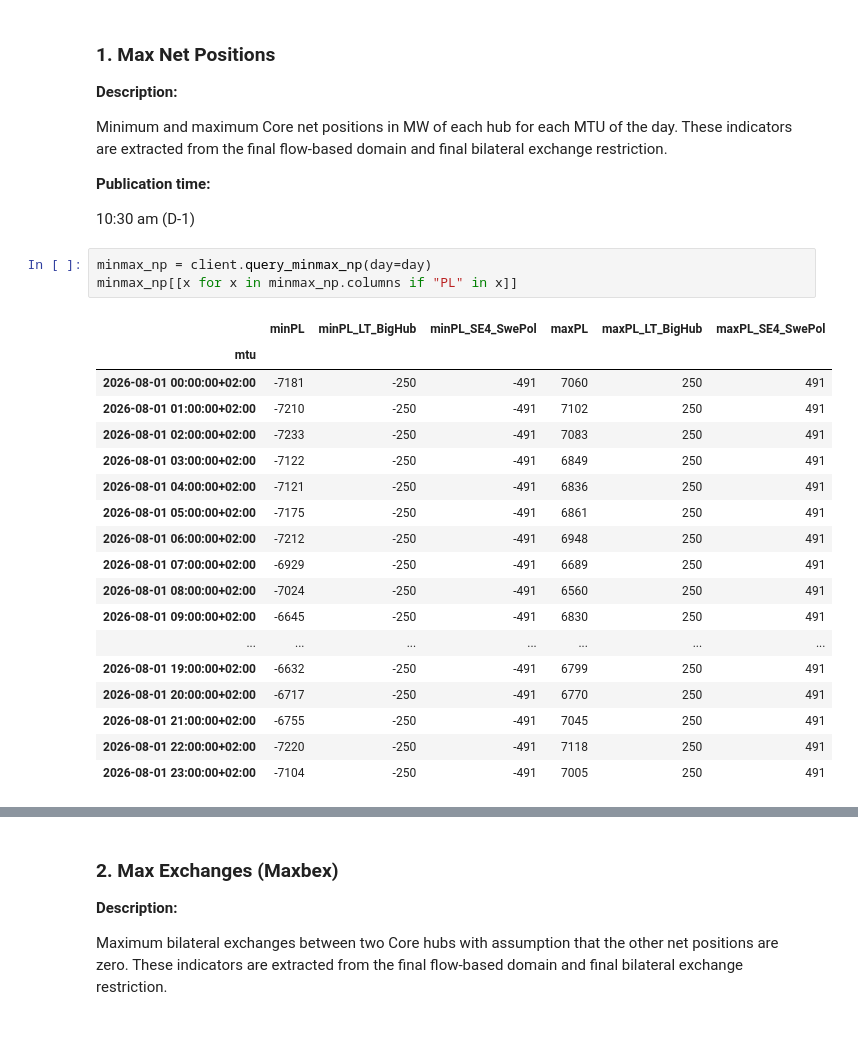
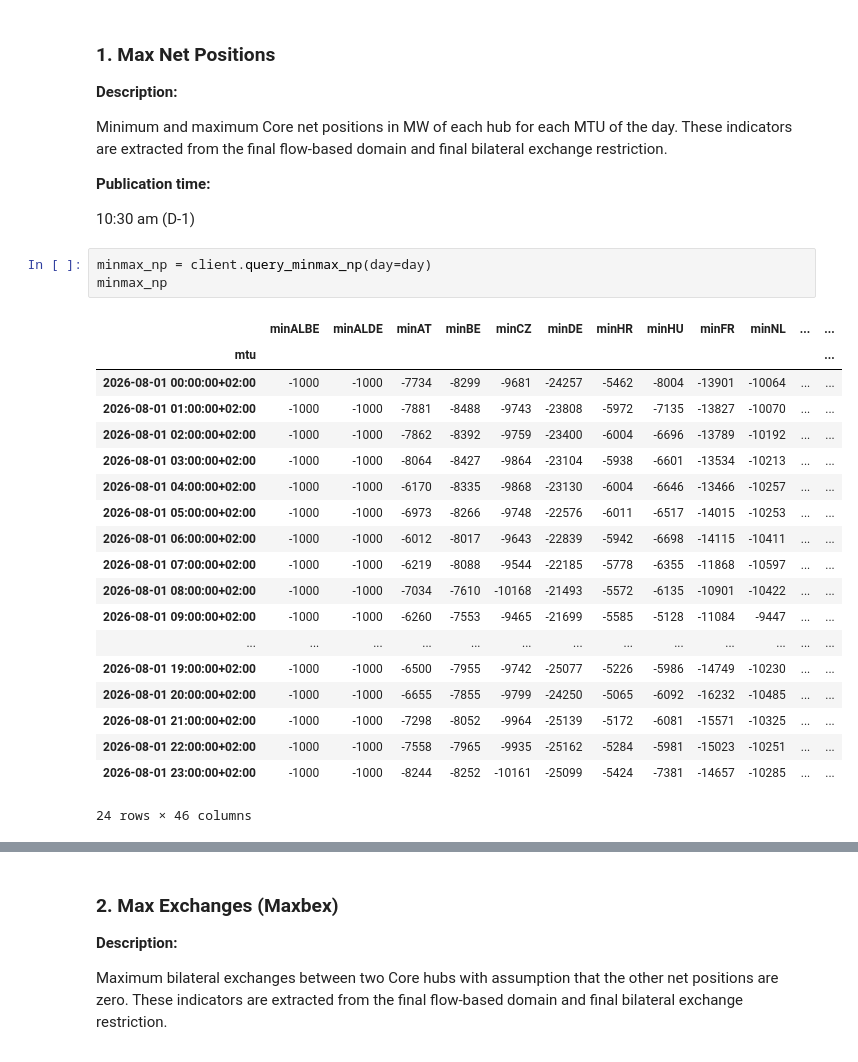
Before and after one commit to mateuszdoktor/day-ahead-electricity-price-forecasting, a Jupyter notebook: notebooks/01_per_source/01_JAO_data_overview.ipynb, the cells around one changed output, grey strips where cells are left out. Drawn from its saved outputs; the diff is of its cells as text.

```diff
--- a/notebooks/01_per_source/01_JAO_data_overview.ipynb
+++ b/notebooks/01_per_source/01_JAO_data_overview.ipynb
@@ -38,23 +38,24 @@ Minimum and maximum Core net positions in MW of each hub for each MTU of the day
 10:30 am (D-1)
 # %%
 minmax_np = client.query_minmax_np(day=day)
-minmax_np[[x for x in minmax_np.columns if "PL" in x]]
+minmax_np
 # %% [output]
-|  | minPL | minPL_LT_BigHub | minPL_SE4_SwePol | maxPL | maxPL_LT_BigHub | maxPL_SE4_SwePol |
-| mtu |  |  |  |  |  |  |
-| 2026-08-01 00:00:00+02:00 | -7181 | -250 | -491 | 7060 | 250 | 491 |
-| 2026-08-01 01:00:00+02:00 | -7210 | -250 | -491 | 7102 | 250 | 491 |
-| 2026-08-01 02:00:00+02:00 | -7233 | -250 | -491 | 7083 | 250 | 491 |
-| 2026-08-01 03:00:00+02:00 | -7122 | -250 | -491 | 6849 | 250 | 491 |
-| 2026-08-01 04:00:00+02:00 | -7121 | -250 | -491 | 6836 | 250 | 491 |
-| 2026-08-01 05:00:00+02:00 | -7175 | -250 | -491 | 6861 | 250 | 491 |
-| 2026-08-01 06:00:00+02:00 | -7212 | -250 | -491 | 6948 | 250 | 491 |
-| 2026-08-01 07:00:00+02:00 | -6929 | -250 | -491 | 6689 | 250 | 491 |
-| 2026-08-01 08:00:00+02:00 | -7024 | -250 | -491 | 6560 | 250 | 491 |
-| 2026-08-01 09:00:00+02:00 | -6645 | -250 | -491 | 6830 | 250 | 491 |
-| ... | ... | ... | ... | ... | ... | ... |
-| 2026-08-01 19:00:00+02:00 | -6632 | -250 | -491 | 6799 | 250 | 491 |
-| 2026-08-01 20:00:00+02:00 | -6717 | -250 | -491 | 6770 | 250 | 491 |
-| 2026-08-01 21:00:00+02:00 | -6755 | -250 | -491 | 7045 | 250 | 491 |
-| 2026-08-01 22:00:00+02:00 | -7220 | -250 | -491 | 7118 | 250 | 491 |
-| 2026-08-01 23:00:00+02:00 | -7104 | -250 | -491 | 7005 | 250 | 491 |
+|  | minALBE | minALDE | minAT | minBE | minCZ | minDE | minHR | minHU | minFR | minNL | ... | ... |
+| mtu |  |  |  |  |  |  |  |  |  |  |  | ... |
+| 2026-08-01 00:00:00+02:00 | -1000 | -1000 | -7734 | -8299 | -9681 | -24257 | -5462 | -8004 | -13901 | -10064 | ... | ... |
+| 2026-08-01 01:00:00+02:00 | -1000 | -1000 | -7881 | -8488 | -9743 | -23808 | -5972 | -7135 | -13827 | -10070 | ... | ... |
+| 2026-08-01 02:00:00+02:00 | -1000 | -1000 | -7862 | -8392 | -9759 | -23400 | -6004 | -6696 | -13789 | -10192 | ... | ... |
+| 2026-08-01 03:00:00+02:00 | -1000 | -1000 | -8064 | -8427 | -9864 | -23104 | -5938 | -6601 | -13534 | -10213 | ... | ... |
+| 2026-08-01 04:00:00+02:00 | -1000 | -1000 | -6170 | -8335 | -9868 | -23130 | -6004 | -6646 | -13466 | -10257 | ... | ... |
+| 2026-08-01 05:00:00+02:00 | -1000 | -1000 | -6973 | -8266 | -9748 | -22576 | -6011 | -6517 | -14015 | -10253 | ... | ... |
+| 2026-08-01 06:00:00+02:00 | -1000 | -1000 | -6012 | -8017 | -9643 | -22839 | -5942 | -6698 | -14115 | -10411 | ... | ... |
+| 2026-08-01 07:00:00+02:00 | -1000 | -1000 | -6219 | -8088 | -9544 | -22185 | -5778 | -6355 | -11868 | -10597 | ... | ... |
+| 2026-08-01 08:00:00+02:00 | -1000 | -1000 | -7034 | -7610 | -10168 | -21493 | -5572 | -6135 | -10901 | -10422 | ... | ... |
+| 2026-08-01 09:00:00+02:00 | -1000 | -1000 | -6260 | -7553 | -9465 | -21699 | -5585 | -5128 | -11084 | -9447 | ... | ... |
+| ... | ... | ... | ... | ... | ... | ... | ... | ... | ... | ... | ... | ... |
+| 2026-08-01 19:00:00+02:00 | -1000 | -1000 | -6500 | -7955 | -9742 | -25077 | -5226 | -5986 | -14749 | -10230 | ... | ... |
+| 2026-08-01 20:00:00+02:00 | -1000 | -1000 | -6655 | -7855 | -9799 | -24250 | -5065 | -6092 | -16232 | -10485 | ... | ... |
+| 2026-08-01 21:00:00+02:00 | -1000 | -1000 | -7298 | -8052 | -9964 | -25139 | -5172 | -6081 | -15571 | -10325 | ... | ... |
+| 2026-08-01 22:00:00+02:00 | -1000 | -1000 | -7558 | -7965 | -9935 | -25162 | -5284 | -5981 | -15023 | -10251 | ... | ... |
+| 2026-08-01 23:00:00+02:00 | -1000 | -1000 | -8244 | -8252 | -10161 | -25099 | -5424 | -7381 | -14657 | -10285 | ... | ... |
+24 rows × 46 columns
```
Also changed, not shown: parts of 4 cells of this notebook.
